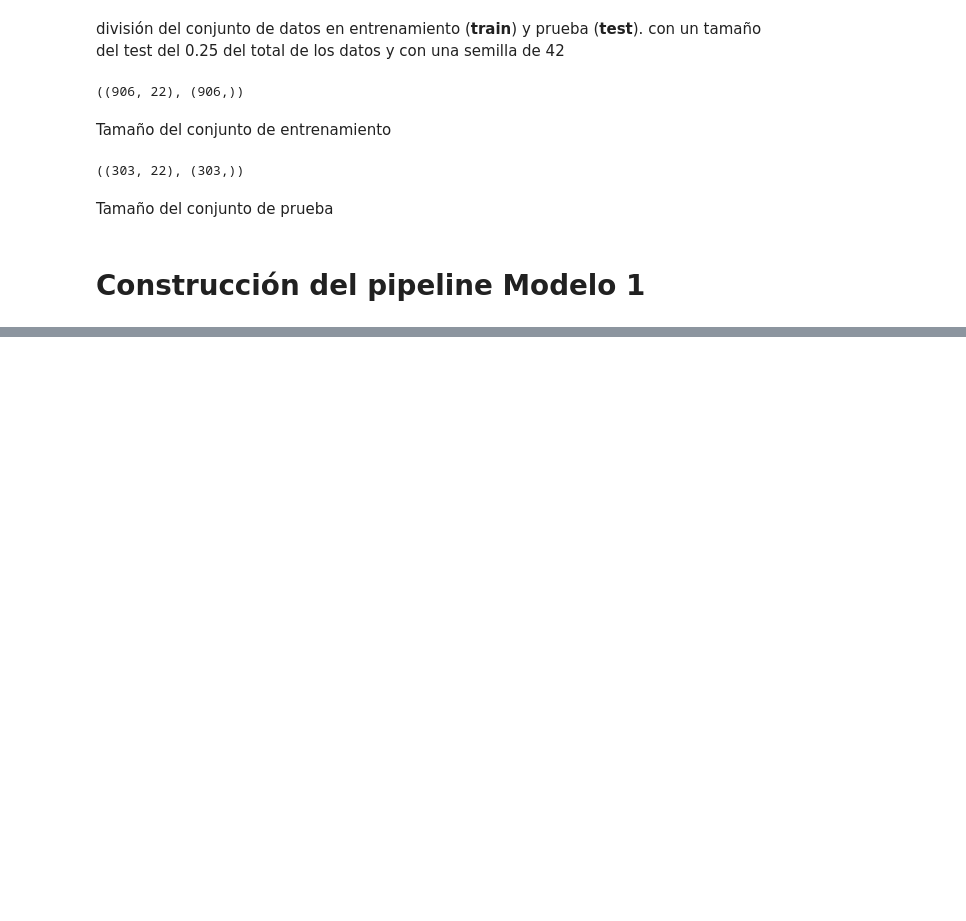
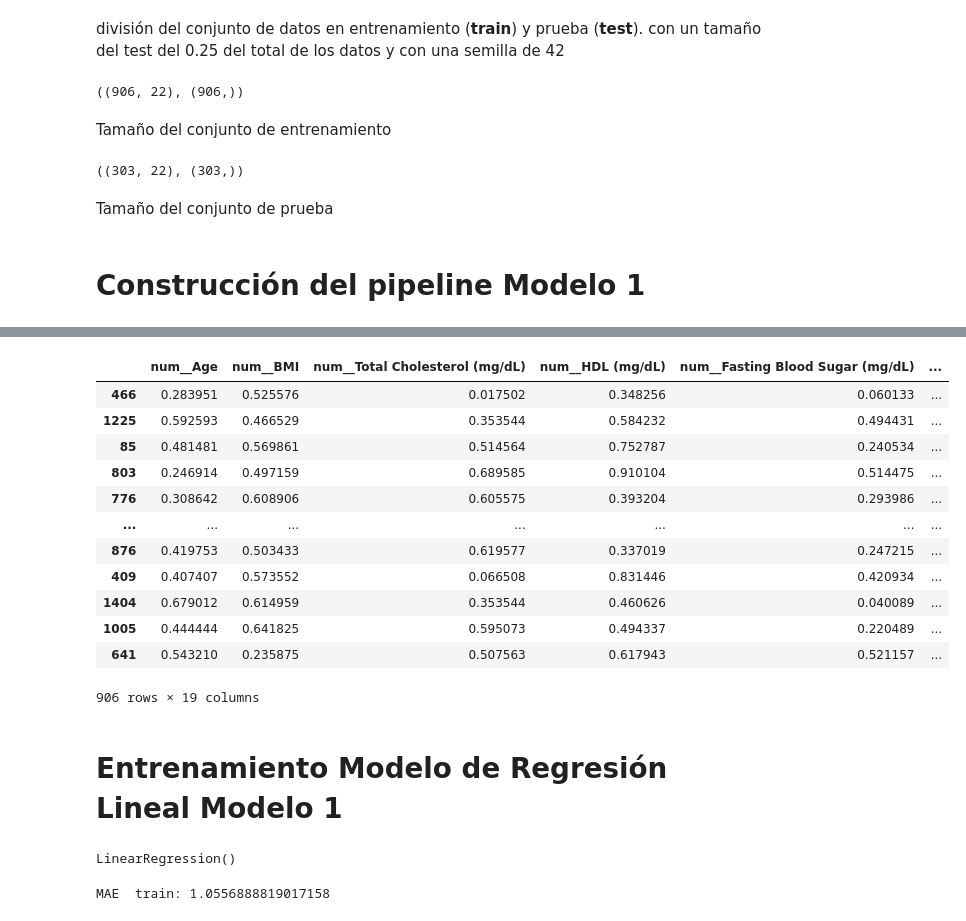
Before and after one commit to AlisonAristizabal/MaterialDeClase-ISIS-2611, a Jupyter notebook: Laboratorios/L1 Regresion Lineal/AnlisisDatos.ipynb, the cells around one changed output, grey strips where cells are left out. Drawn from its saved outputs; the diff is of its cells as text; code cells hidden in the pictures; blank space fills up the shorter version.

Commit message:
Modelo de Regresión casi completo

```diff
--- a/Laboratorios/L1 Regresion Lineal/AnlisisDatos.ipynb
+++ b/Laboratorios/L1 Regresion Lineal/AnlisisDatos.ipynb
@@ -544,0 +751,21 @@ Tamaño del conjunto de prueba
+# %%
+preprocessor = ColumnTransformer(
+    transformers=[
+        ("num", numeric_transformer, numeric_features),
+        ("cat", categorical_transformer, categorical_features),
+    ]
+)
+# %%
+pipeline_regresion=Pipeline(steps=[
+    ("llenar_altura", llenar_altura),
+    ("calcular_WHR", calcular_WHR),
+    ("parsear_BP", parsear_BP),
+    ("imputar_peso", imputar_peso),
+    ("llenar_BMI", llenar_BMI),
+    ("imputar_colesterol", imputar_colesterol),
+    ("imputar_LDL_HDL", imputar_LDL_HDL),
+    ("imputar_edad", imputar_edad),
+    ("imputar_sugar", imputar_sugar),
+    ("dropper", dropper),
+    ("preprocessor", preprocessor)
+])
@@ -544,0 +795,27 @@ Tamaño del conjunto de prueba
+# %%
+Xt_train_m1 = pipeline_regresion.fit_transform(X_train_m1)
+# %%
+feature_names = pipeline_regresion.named_steps["preprocessor"].get_feature_names_out()
+Xt_train_df_m1 = pd.DataFrame(
+    Xt_train_m1.toarray() if hasattr(Xt_train_m1, "toarray") else Xt_train_m1,
+    columns=feature_names,
+    index=X_train_m1.index
+)
+# %%
+Xt_train_df_m1
+# %% [output]
+|  | num__Age | num__BMI | num__Total Cholesterol (mg/dL) | num__HDL (mg/dL) | num__Fasting Blood Sugar (mg/dL) | ... |
+| 466 | 0.283951 | 0.525576 | 0.017502 | 0.348256 | 0.060133 | ... |
+| 1225 | 0.592593 | 0.466529 | 0.353544 | 0.584232 | 0.494431 | ... |
+| 85 | 0.481481 | 0.569861 | 0.514564 | 0.752787 | 0.240534 | ... |
+| 803 | 0.246914 | 0.497159 | 0.689585 | 0.910104 | 0.514475 | ... |
+| 776 | 0.308642 | 0.608906 | 0.605575 | 0.393204 | 0.293986 | ... |
+| ... | ... | ... | ... | ... | ... | ... |
+| 876 | 0.419753 | 0.503433 | 0.619577 | 0.337019 | 0.247215 | ... |
+| 409 | 0.407407 | 0.573552 | 0.066508 | 0.831446 | 0.420934 | ... |
+| 1404 | 0.679012 | 0.614959 | 0.353544 | 0.460626 | 0.040089 | ... |
+| 1005 | 0.444444 | 0.641825 | 0.595073 | 0.494337 | 0.220489 | ... |
+| 641 | 0.543210 | 0.235875 | 0.507563 | 0.617943 | 0.521157 | ... |
+906 rows × 19 columns
+# %% [markdown]
+# Entrenamiento Modelo de Regresión Lineal Modelo 1
@@ -544,0 +824,4 @@ Tamaño del conjunto de prueba
+# %%
+Modelo.fit(Xt_train_df_m1,y_train_m1)
+# %% [output]
+LinearRegression()
@@ -544,0 +830,5 @@ Tamaño del conjunto de prueba
+# %%
+mae_train = mean_absolute_error(y_train_m1, y_train_pred_m1)
+print("MAE  train:", mae_train)
+# %% [output]
+MAE  train: 1.0556888819017158
```
Also changed, not shown: parts of 26 cells of this notebook.
